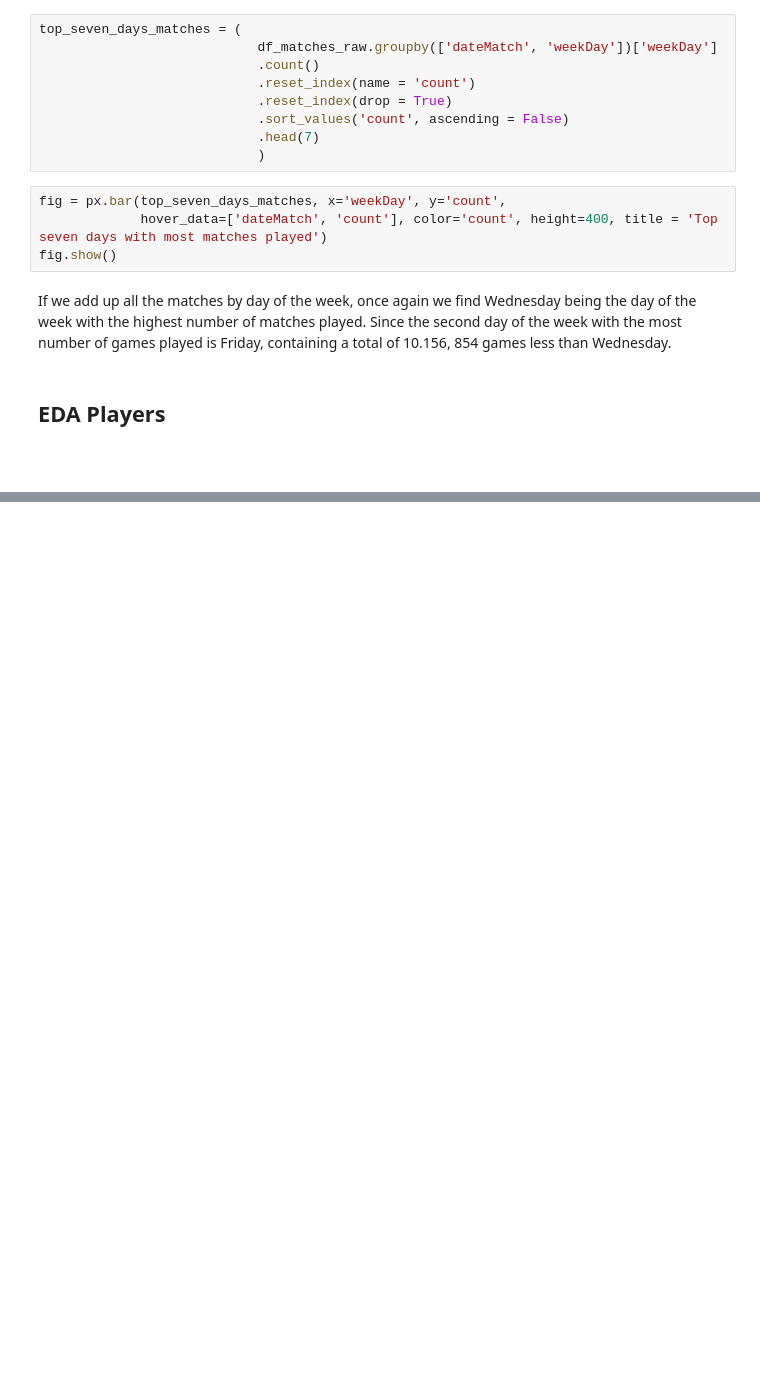
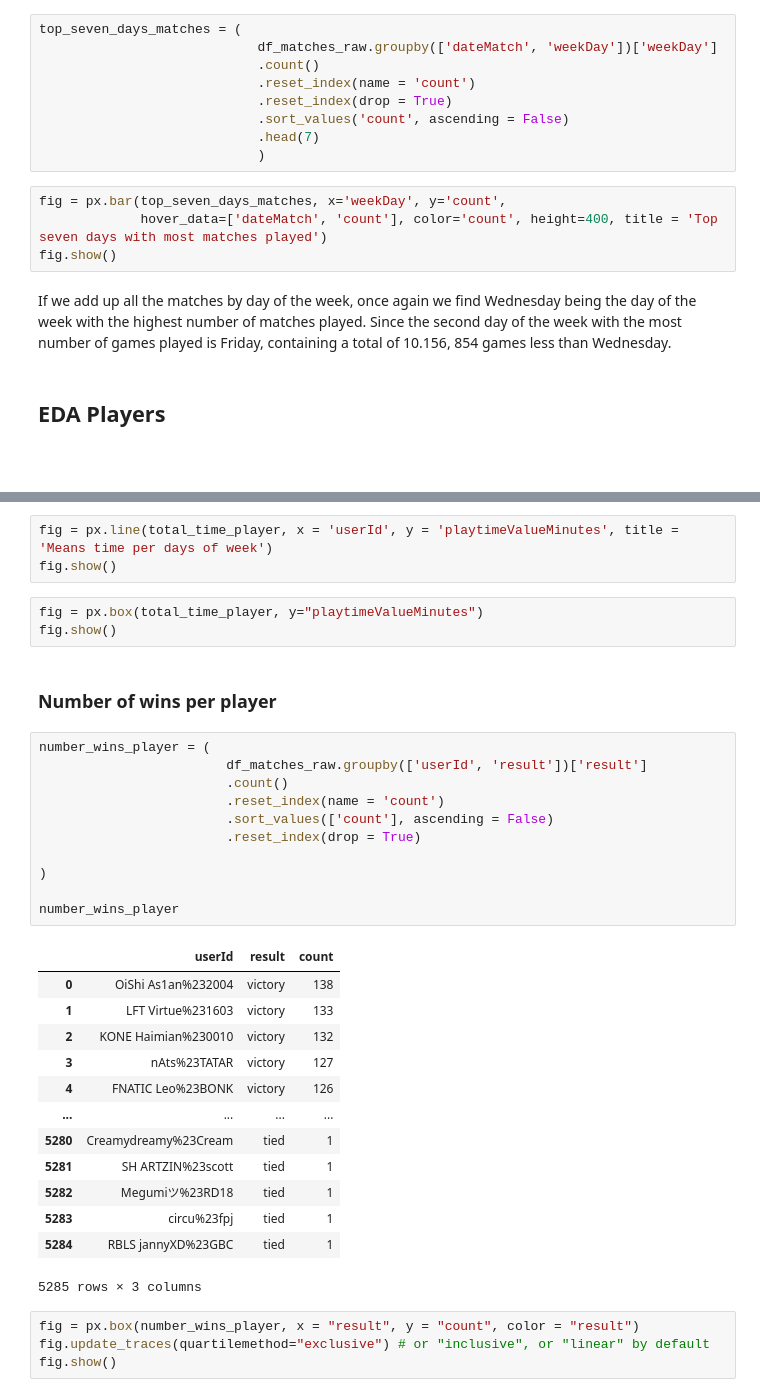
Before and after one commit to aalvestech/tcc_fia_valorant, a Jupyter notebook: notebook/notebook_eda.ipynb, the cells around one changed output, grey strips where cells are left out. Saved outputs shown, nothing was run; the diff lists cells and outputs as text; blank space fills up the shorter version.

```diff
--- a/notebook/notebook_eda.ipynb
+++ b/notebook/notebook_eda.ipynb
@@ -131,0 +201,37 @@ If we add up all the matches by day of the week, once again we find Wednesday be
+# %%
+fig = px.line(total_time_player, x = 'userId', y = 'playtimeValueMinutes', title = 'Means time per days of week')
+fig.show()
+# %%
+fig = px.box(total_time_player, y="playtimeValueMinutes")
+fig.show()
+# %% [markdown]
+### Number of wins per player
+# %%
+number_wins_player = (
+                        df_matches_raw.groupby(['userId', 'result'])['result']
+                        .count()
+                        .reset_index(name = 'count')
+                        .sort_values(['count'], ascending = False)
+                        .reset_index(drop = True)
+
+)
+
+number_wins_player
+# %% [output]
+|  | userId | result | count |
+| 0 | OiShi As1an%232004 | victory | 138 |
+| 1 | LFT Virtue%231603 | victory | 133 |
+| 2 | KONE Haimian%230010 | victory | 132 |
+| 3 | nAts%23TATAR | victory | 127 |
+| 4 | FNATIC Leo%23BONK | victory | 126 |
+| ... | ... | ... | ... |
+| 5280 | Creamydreamy%23Cream | tied | 1 |
+| 5281 | SH ARTZIN%23scott | tied | 1 |
+| 5282 | Megumiツ%23RD18 | tied | 1 |
+| 5283 | circu%23fpj | tied | 1 |
+| 5284 | RBLS jannyXD%23GBC | tied | 1 |
+5285 rows × 3 columns
+# %%
+fig = px.box(number_wins_player, x = "result", y = "count", color = "result")
+fig.update_traces(quartilemethod="exclusive") # or "inclusive", or "linear" by default
+fig.show()
```
Also changed, not shown: parts of 5 cells of this notebook.
